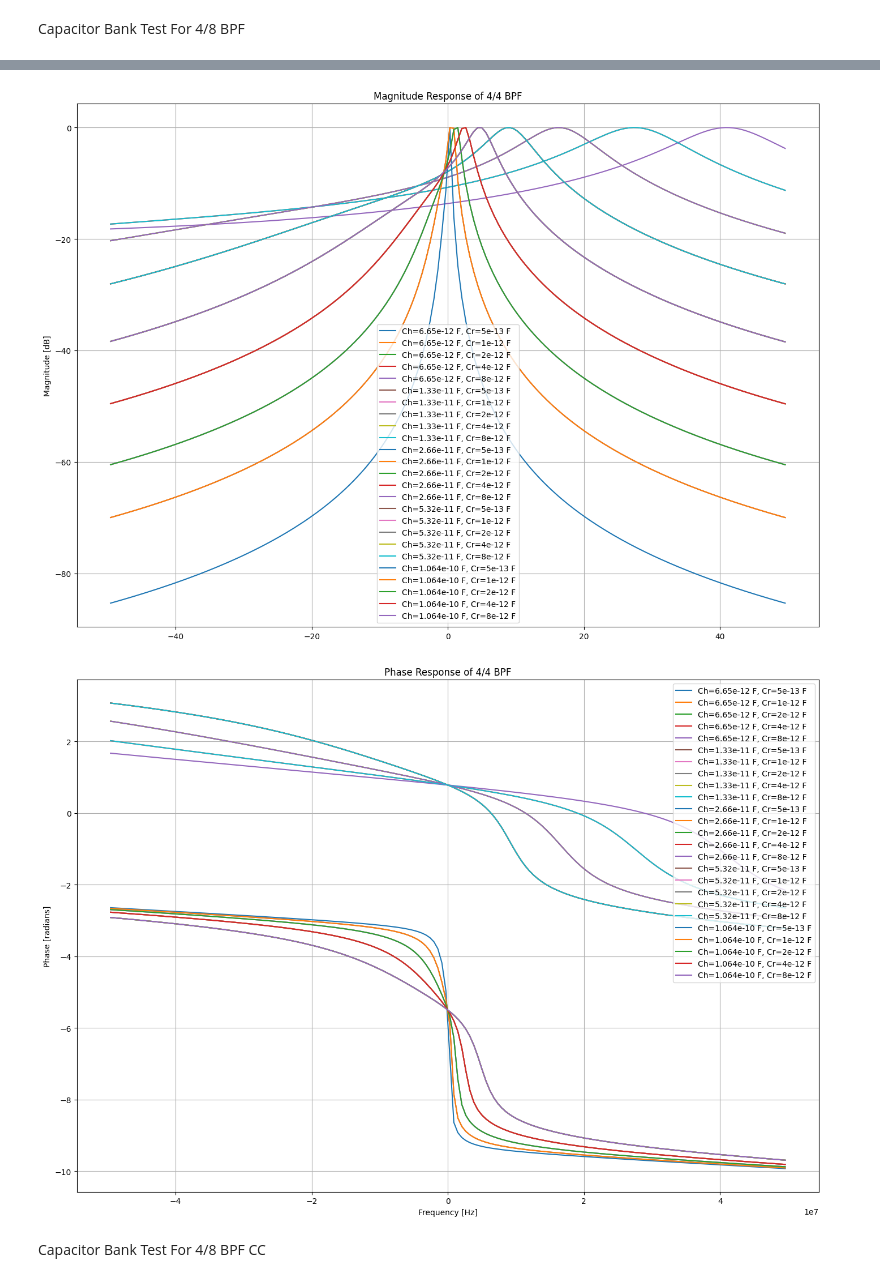
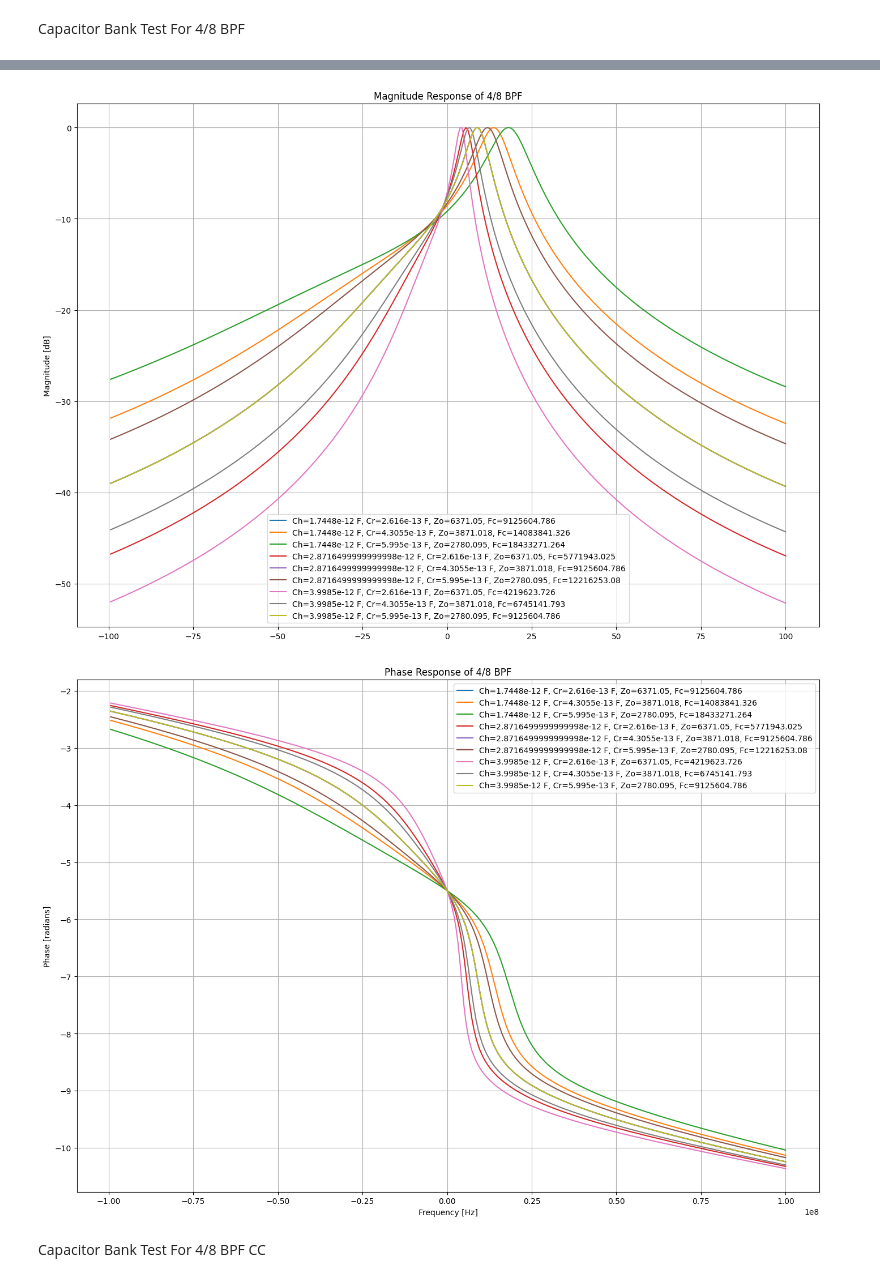
Before and after one commit to arthurmorbach/dt-filters, a Jupyter notebook: fResponse.ipynb, the cells around one changed output, grey strips where cells are left out. Saved outputs shown, nothing was run; the diff lists cells and outputs as text; code cells hidden in the pictures.

```diff
--- a/fResponse.ipynb
+++ b/fResponse.ipynb
@@ -336,14 +341,19 @@ fs / (2 * np.pi) =  1527887453.6821952
 Capacitor Bank Test For 4/8 BPF
 # %%
 # Variables
-Ch = [6.65e-12, 2*6.65e-12, 4*6.65e-12, 8*6.65e-12, 16*6.65e-12]
-Cr = [500e-15, 2*500e-15, 4*500e-15, 8*500e-15, 16*500e-15]
+Ch = filters.cap_bank(bits=5, unity_cap=72.7e-15)
+Cr = filters.cap_bank(bits=5, unity_cap=10.9e-15)
 fs = 600e6
 
-# Initialize 2D arrays
+# Select the desired capacitance values
+Ch = np.linspace(min(Ch), max(Ch), 3)
+Cr = np.linspace(min(Cr), max(Cr), 3)
+
+# Initialize 2D arrays for the selected values
 H_48 = np.zeros((len(Ch), len(Cr)), dtype=object)
 Zo = np.zeros((len(Ch), len(Cr)))
 fc = np.zeros((len(Ch), len(Cr)))
+
 
 for j in range(len(Ch)):
     for i in range(len(Cr)):
@@ -353,8 +363,8 @@ for j in range(len(Ch)):
 frequencies = omega * fs / (2 * np.pi)
 
 # Define the frequency range for plotting
-freq_range_min = -50e6
-freq_range_max = 50e6
+freq_range_min = -100e6
+freq_range_max = 100e6
 
 # Apply the frequency range filter
 mask = (frequencies >= freq_range_min) & (frequencies <= freq_range_max)
@@ -366,7 +376,7 @@ unit_circle = np.exp(1j * omega)
 plt.plot(np.real(unit_circle), np.imag(unit_circle), 'r--', label='Unit Circle')
 for j in range(len(Ch)):
     for i in range(len(Cr)):
-        plt.plot(np.real(H_48[j][i]), np.imag(H_48[j][i]), label=f'H(z) for Ch={Ch[j]} F, Cr={Cr[i]} F')
+        plt.plot(np.real(H_48[j][i]), np.imag(H_48[j][i]), label=f'H(z) for Ch={Ch[j]} F, Cr={Cr[i]} F, Zo={Zo[j][i]}, Fc={fc[j][i]}')
 plt.title('H(z) on the Unit Circle (Complex Plane)')
 plt.xlabel('Real Part')
 plt.ylabel('Imaginary Part')
@@ -380,8 +390,8 @@ plt.figure(figsize=(14, 10))
 plt.figure(2)
 for j in range(len(Ch)):
     for i in range(len(Cr)):
-        plt.plot(frequencies[mask]/1e6, 20 * np.log10(np.abs(H_48[j][i][mask])), label=f'Ch={Ch[j]} F, Cr={Cr[i]} F')
-plt.title('Magnitude Response of 4/4 BPF')
+        plt.plot(frequencies[mask]/1e6, 20 * np.log10(np.abs(H_48[j][i][mask])), label=f'Ch={Ch[j]} F, Cr={Cr[i]} F, Zo={Zo[j][i]}, Fc={fc[j][i]}')
+plt.title('Magnitude Response of 4/8 BPF')
 plt.ylabel('Magnitude [dB]')
 plt.grid()
 plt.legend()
@@ -394,14 +404,13 @@ plt.figure(3)
 for j in range(len(Ch)):
     for i in range(len(Cr)):
         angles = np.unwrap(np.angle(H_48[j][i][mask]))
-        plt.plot(frequencies[mask], angles, label=f'Ch={Ch[j]} F, Cr={Cr[i]} F')
-plt.title('Phase Response of 4/4 BPF')
+        plt.plot(frequencies[mask], angles, label=f'Ch={Ch[j]} F, Cr={Cr[i]} F, Zo={Zo[j][i]}, Fc={fc[j][i]}')
+plt.title('Phase Response of 4/8 BPF')
 plt.ylabel('Phase [radians]')
 plt.xlabel('Frequency [Hz]')
 plt.grid()
 plt.legend()
 plt.tight_layout()
 
-
 plt.show()
 # %% [output]
@@ -426,4 +435,4 @@ fs / (2 * np.pi) =  95492965.8551372
-[figure, old version]
+[figure, new version]
-[figure, old version]
+[figure, new version]
 # %% [markdown]
 Capacitor Bank Test For 4/8 BPF CC
```
Also changed, not shown: parts of 3 cells of this notebook, 1 other file.
